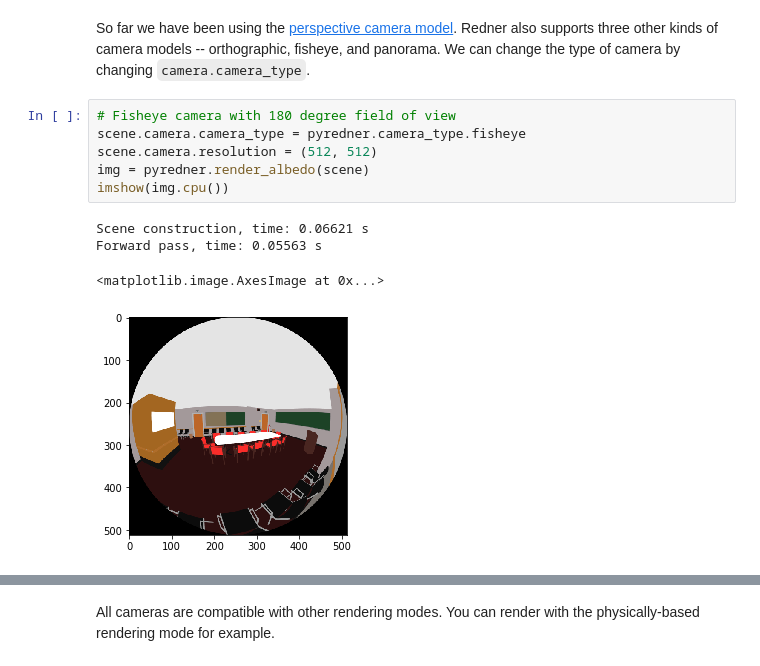
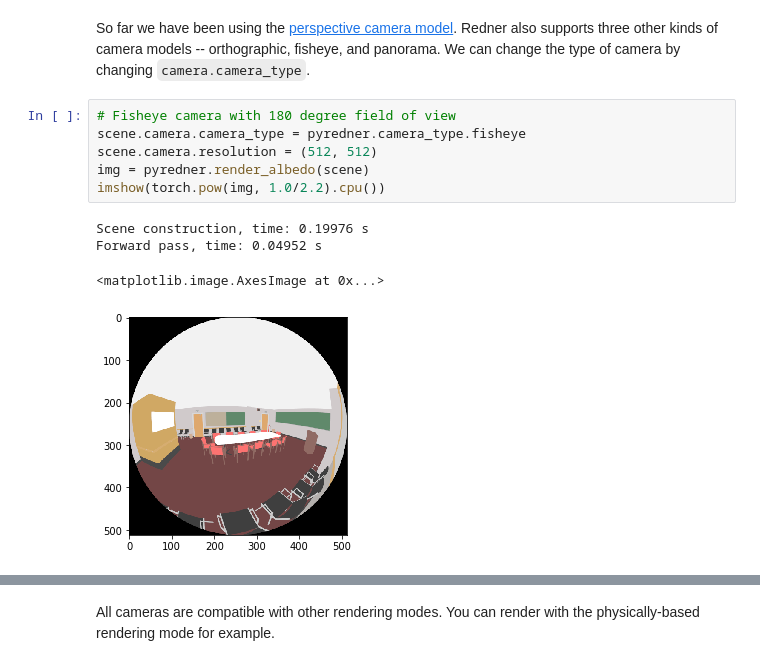
Before and after one commit to BachiLi/redner, a Jupyter notebook: tutorials/camera_model.ipynb, the cells around one changed output, grey strips where cells are left out. Cells and saved outputs as stored; diff of their text form.

```diff
--- a/tutorials/camera_model.ipynb
+++ b/tutorials/camera_model.ipynb
@@ -112,14 +112,14 @@ So far we have been using the [perspective camera model](https://en.wikipedia.or
 # %%
 # Fisheye camera with 180 degree field of view
 scene.camera.camera_type = pyredner.camera_type.fisheye
 scene.camera.resolution = (512, 512)
 img = pyredner.render_albedo(scene)
-imshow(img.cpu())
+imshow(torch.pow(img, 1.0/2.2).cpu())
 # %% [output]
-Scene construction, time: 0.06621 s
-Forward pass, time: 0.05563 s
+Scene construction, time: 0.19976 s
+Forward pass, time: 0.04952 s
 <matplotlib.image.AxesImage at 0x...>
-[figure, old version]
+[figure, new version]
 # %%
 # 360 degree panorama camera
 scene.camera.camera_type = pyredner.camera_type.panorama
```
Also changed, not shown: parts of 8 cells of this notebook.
